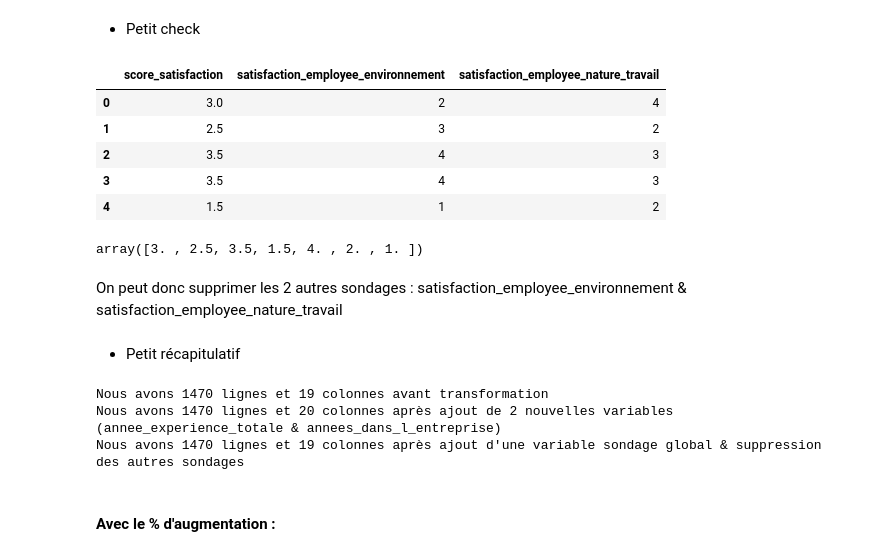
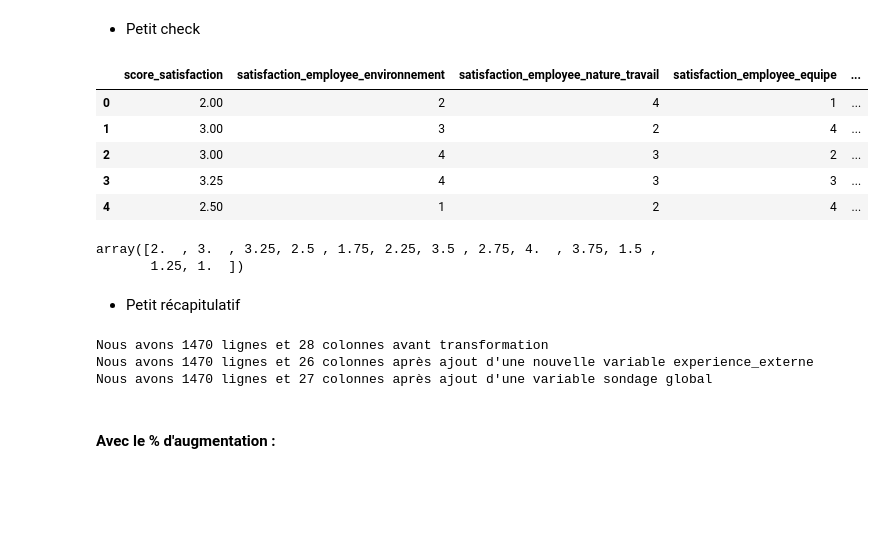
Before and after one commit to SCFlorian/Classifiez_automatiquement_des_informations, a Jupyter notebook: notebooks/notebook_2_feature_engineering.ipynb, the cells around one changed output. Cells and saved outputs as stored; diff of their text form; code cells hidden in the pictures; blank space fills up the shorter version.

```diff
--- a/notebooks/notebook_2_feature_engineering.ipynb
+++ b/notebooks/notebook_2_feature_engineering.ipynb
@@ -165,0 +177,3 @@ plt.show()
+# %%
+colonnes_a_supprimer = ['niveau_hierarchique_poste','annees_dans_le_poste_actuel','annes_sous_responsable_actuel']
+donnees_features = donnees_features.drop(columns = colonnes_a_supprimer)
@@ -220,23 +243,26 @@ Nous avons 1470 lignes et 20 colonnes après ajout d'une nouvelle variable exper
 # %% [markdown]
 #### Avec les sondages
 # %%
-donnees_features['score_satisfaction'] = (donnees_features['satisfaction_employee_environnement'] + donnees_features['satisfaction_employee_nature_travail'])/2
+donnees_features['score_satisfaction'] = (donnees_features[
+    'satisfaction_employee_environnement'] + donnees_features['satisfaction_employee_nature_travail']
+    + donnees_features['satisfaction_employee_equipe']+ donnees_features['satisfaction_employee_equilibre_pro_perso'])/4
 # %% [markdown]
 Création d'un score de satisfaction globale
 # %% [markdown]
 * Petit check
 # %%
-donnees_features[['score_satisfaction','satisfaction_employee_environnement','satisfaction_employee_nature_travail']].head()
+donnees_features[
+    ['score_satisfaction','satisfaction_employee_environnement','satisfaction_employee_nature_travail',
+    'satisfaction_employee_equipe','satisfaction_employee_equilibre_pro_perso']].head()
 # %% [output]
-|  | score_satisfaction | satisfaction_employee_environnement | satisfaction_employee_nature_travail |
-| 0 | 3.0 | 2 | 4 |
-| 1 | 2.5 | 3 | 2 |
-| 2 | 3.5 | 4 | 3 |
-| 3 | 3.5 | 4 | 3 |
-| 4 | 1.5 | 1 | 2 |
+|  | score_satisfaction | satisfaction_employee_environnement | satisfaction_employee_nature_travail | satisfaction_employee_equipe | ... |
+| 0 | 2.00 | 2 | 4 | 1 | ... |
+| 1 | 3.00 | 3 | 2 | 4 | ... |
+| 2 | 3.00 | 4 | 3 | 2 | ... |
+| 3 | 3.25 | 4 | 3 | 3 | ... |
+| 4 | 2.50 | 1 | 2 | 4 | ... |
 # %%
 donnees_features['score_satisfaction'].unique()
 # %% [output]
-array([3. , 2.5, 3.5, 1.5, 4. , 2. , 1. ])
+array([2.  , 3.  , 3.25, 2.5 , 1.75, 2.25, 3.5 , 2.75, 4.  , 3.75, 1.5 ,
+       1.25, 1.  ])
-# %% [markdown]
-On peut donc supprimer les 2 autres sondages : satisfaction_employee_environnement & satisfaction_employee_nature_travail
@@ -248,12 +271,12 @@ donnees_features = donnees_features.drop(columns ='satisfaction_employee_nature_
 # %%
 shape_donnees_features_deux = donnees_features.shape
 print("Nous avons", shape_donnees_features[0],"lignes et",shape_donnees_features[1],"colonnes avant transformation")
-print("Nous avons", shape_donnees_features_un[0],"lignes et",shape_donnees_features_un[1],"colonnes après ajout de 2 nouvelles variables (annee_experience_totale & annees_dans_l_entreprise)")
-print("Nous avons", shape_donnees_features_deux[0],"lignes et",shape_donnees_features_deux[1],"colonnes après ajout d'une variable sondage global & suppression des autres sondages")
+print("Nous avons", shape_donnees_features_un[0],"lignes et",shape_donnees_features_un[1],"colonnes après ajout d'une nouvelle variable experience_externe")
+print("Nous avons", shape_donnees_features_deux[0],"lignes et",shape_donnees_features_deux[1],"colonnes après ajout d'une variable sondage global")
 # %% [output]
-Nous avons 1470 lignes et 19 colonnes avant transformation
-Nous avons 1470 lignes et 20 colonnes après ajout de 2 nouvelles variables (annee_experience_totale & annees_dans_l_entreprise)
-Nous avons 1470 lignes et 19 colonnes après ajout d'une variable sondage global & suppression des autres sondages
+Nous avons 1470 lignes et 28 colonnes avant transformation
+Nous avons 1470 lignes et 26 colonnes après ajout d'une nouvelle variable experience_externe
+Nous avons 1470 lignes et 27 colonnes après ajout d'une variable sondage global
 # %% [markdown]
 #### Avec le % d'augmentation :
 # %%
```
Also changed, not shown: parts of 55 cells of this notebook, 4 other files.
